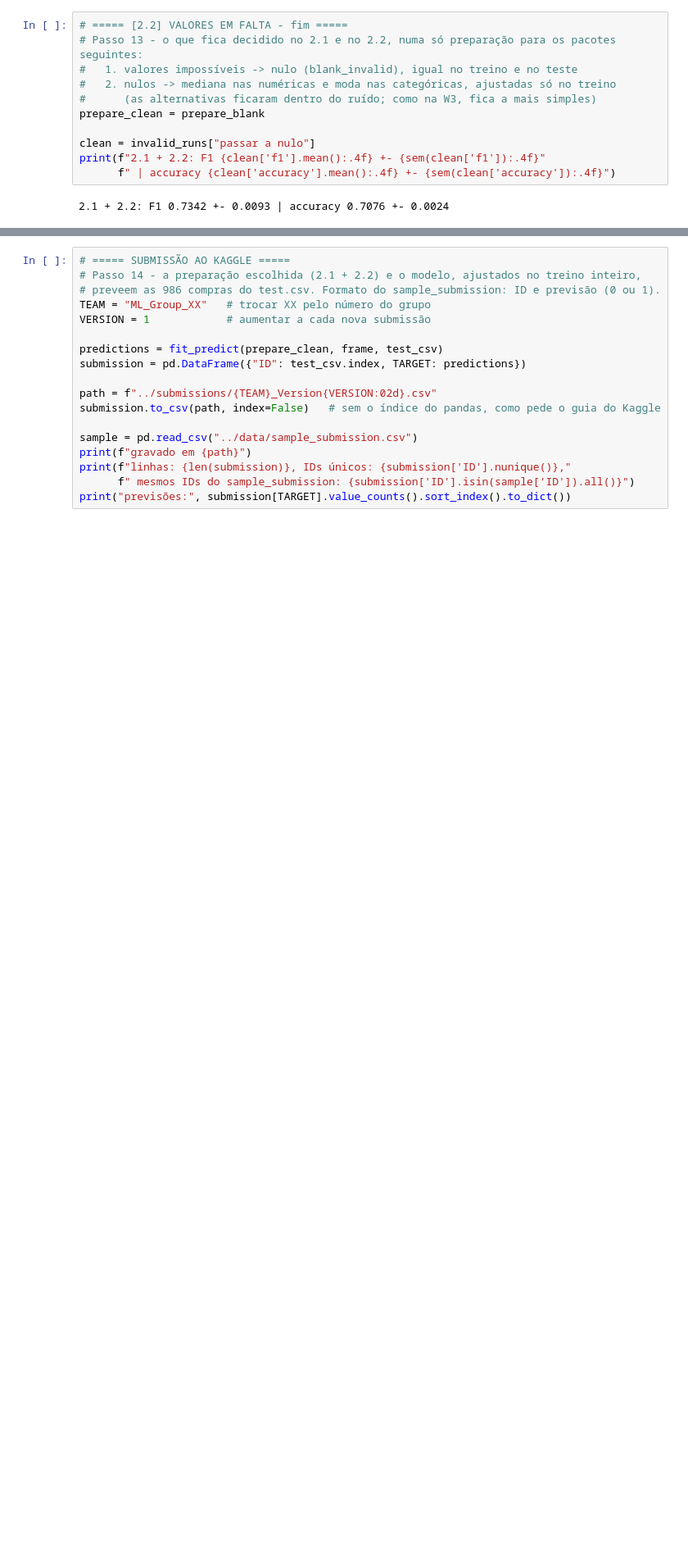
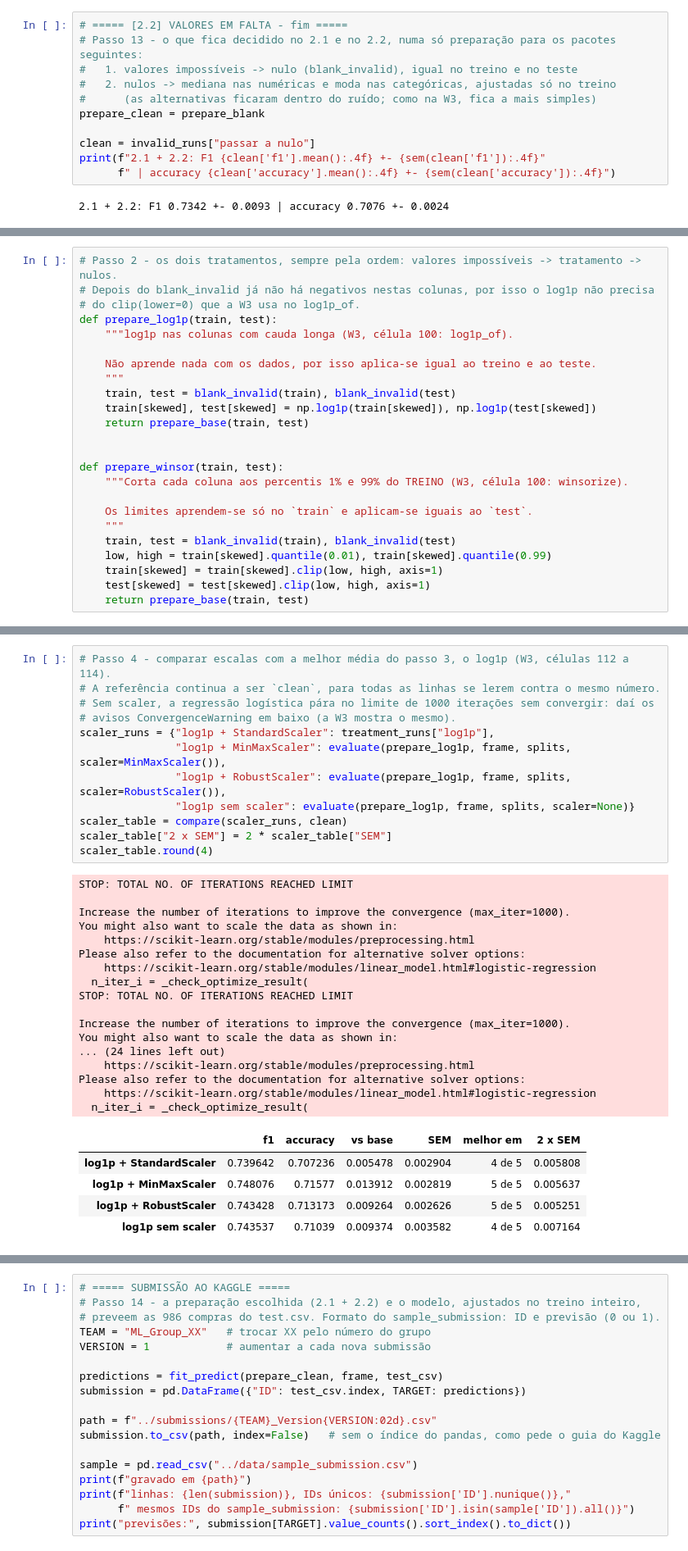
Before and after one commit to josebrites16/ML_project_2026-copia, a Jupyter notebook: notebooks/02_preprocessing.ipynb, the cells around one changed output, grey strips where cells are left out. Shown at 82% size. Cells and saved outputs as stored; diff of their text form; blank space fills up the shorter version.

```diff
--- a/notebooks/02_preprocessing.ipynb
+++ b/notebooks/02_preprocessing.ipynb
@@ -352,0 +387,24 @@ print(f"2.1 + 2.2: F1 {clean['f1'].mean():.4f} +- {sem(clean['f1']):.4f}"
+# %%
+# Passo 2 - os dois tratamentos, sempre pela ordem: valores impossíveis -> tratamento -> nulos.
+# Depois do blank_invalid já não há negativos nestas colunas, por isso o log1p não precisa
+# do clip(lower=0) que a W3 usa no log1p_of.
+def prepare_log1p(train, test):
+    """log1p nas colunas com cauda longa (W3, célula 100: log1p_of).
+
+    Não aprende nada com os dados, por isso aplica-se igual ao treino e ao teste.
+    """
+    train, test = blank_invalid(train), blank_invalid(test)
+    train[skewed], test[skewed] = np.log1p(train[skewed]), np.log1p(test[skewed])
+    return prepare_base(train, test)
+
+
+def prepare_winsor(train, test):
+    """Corta cada coluna aos percentis 1% e 99% do TREINO (W3, célula 100: winsorize).
+
+    Os limites aprendem-se só no `train` e aplicam-se iguais ao `test`.
+    """
+    train, test = blank_invalid(train), blank_invalid(test)
+    low, high = train[skewed].quantile(0.01), train[skewed].quantile(0.99)
+    train[skewed] = train[skewed].clip(low, high, axis=1)
+    test[skewed] = test[skewed].clip(low, high, axis=1)
+    return prepare_base(train, test)
@@ -352,0 +423,35 @@ print(f"2.1 + 2.2: F1 {clean['f1'].mean():.4f} +- {sem(clean['f1']):.4f}"
+# %%
+# Passo 4 - comparar escalas com a melhor média do passo 3, o log1p (W3, células 112 a 114).
+# A referência continua a ser `clean`, para todas as linhas se lerem contra o mesmo número.
+# Sem scaler, a regressão logística pára no limite de 1000 iterações sem convergir: daí os
+# avisos ConvergenceWarning em baixo (a W3 mostra o mesmo).
+scaler_runs = {"log1p + StandardScaler": treatment_runs["log1p"],
+               "log1p + MinMaxScaler": evaluate(prepare_log1p, frame, splits, scaler=MinMaxScaler()),
+               "log1p + RobustScaler": evaluate(prepare_log1p, frame, splits, scaler=RobustScaler()),
+               "log1p sem scaler": evaluate(prepare_log1p, frame, splits, scaler=None)}
+scaler_table = compare(scaler_runs, clean)
+scaler_table["2 x SEM"] = 2 * scaler_table["SEM"]
+scaler_table.round(4)
+# %% [output]
+STOP: TOTAL NO. OF ITERATIONS REACHED LIMIT
+
+Increase the number of iterations to improve the convergence (max_iter=1000).
+You might also want to scale the data as shown in:
+    https://scikit-learn.org/stable/modules/preprocessing.html
+Please also refer to the documentation for alternative solver options:
+    https://scikit-learn.org/stable/modules/linear_model.html#logistic-regression
+  n_iter_i = _check_optimize_result(
+STOP: TOTAL NO. OF ITERATIONS REACHED LIMIT
+
+Increase the number of iterations to improve the convergence (max_iter=1000).
+You might also want to scale the data as shown in:
+... (24 lines left out)
+    https://scikit-learn.org/stable/modules/preprocessing.html
+Please also refer to the documentation for alternative solver options:
+    https://scikit-learn.org/stable/modules/linear_model.html#logistic-regression
+  n_iter_i = _check_optimize_result(
+|  | f1 | accuracy | vs base | SEM | melhor em | 2 x SEM |
+| log1p + StandardScaler | 0.739642 | 0.707236 | 0.005478 | 0.002904 | 4 de 5 | 0.005808 |
+| log1p + MinMaxScaler | 0.748076 | 0.71577 | 0.013912 | 0.002819 | 5 de 5 | 0.005637 |
+| log1p + RobustScaler | 0.743428 | 0.713173 | 0.009264 | 0.002626 | 5 de 5 | 0.005251 |
+| log1p sem scaler | 0.743537 | 0.71039 | 0.009374 | 0.003582 | 4 de 5 | 0.007164 |
```
Also changed, not shown: parts of 3 cells of this notebook.
